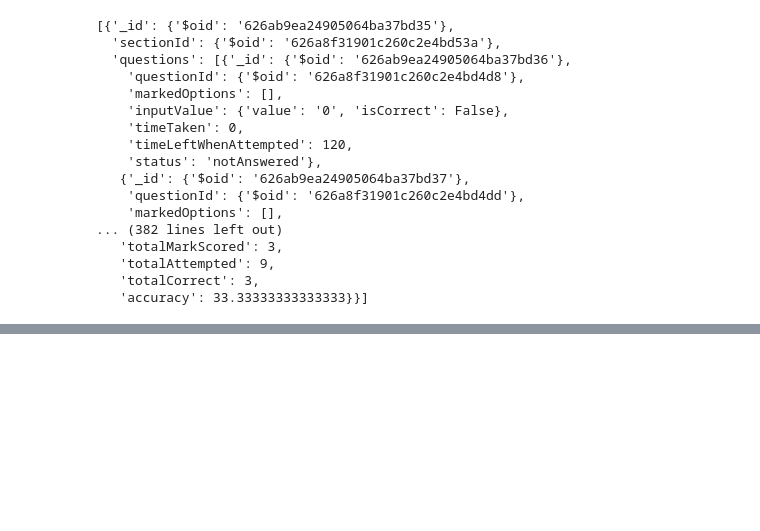
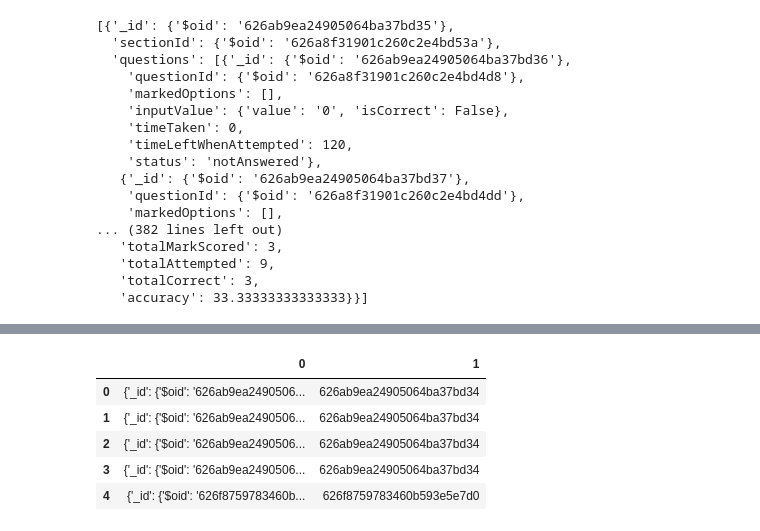
Before and after one commit to GV-mathongo-intern/testproj1, a Jupyter notebook: Untitled-1.ipynb, the cells around one changed output, grey strips where cells are left out. Cells and saved outputs as stored; diff of their text form; code cells hidden in the pictures; blank space fills up the shorter version.

```diff
--- a/Untitled-1.ipynb
+++ b/Untitled-1.ipynb
@@ -138,0 +148,10 @@ df1[df1['testid1']=='6242de22af9dd6d0f5e0aee7']
+# %%
+df2=pd.DataFrame([(d,tup._10) for tup in df1.itertuples() for d in tup.sections])
+df2.head()
+# %% [output]
+|  | 0 | 1 |
+| 0 | {'_id': {'$oid': '626ab9ea2490506... | 626ab9ea24905064ba37bd34 |
+| 1 | {'_id': {'$oid': '626ab9ea2490506... | 626ab9ea24905064ba37bd34 |
+| 2 | {'_id': {'$oid': '626ab9ea2490506... | 626ab9ea24905064ba37bd34 |
+| 3 | {'_id': {'$oid': '626ab9ea2490506... | 626ab9ea24905064ba37bd34 |
+| 4 | {'_id': {'$oid': '626f8759783460b... | 626f8759783460b593e5e7d0 |
```
Also changed, not shown: parts of 6 cells of this notebook.
